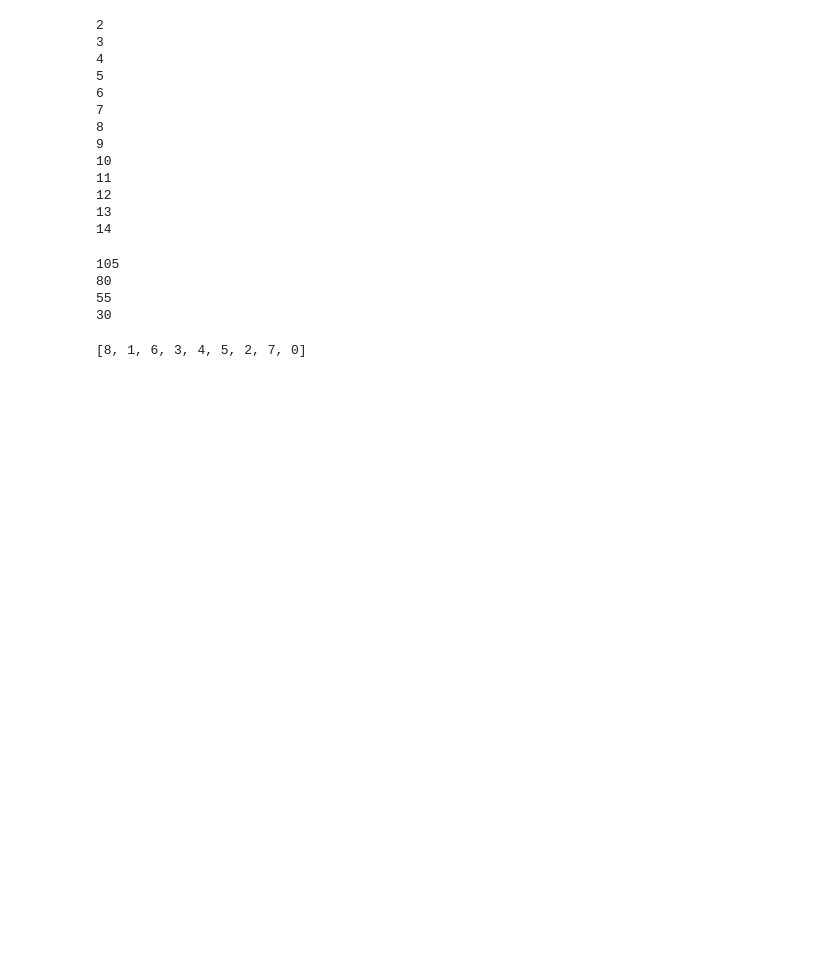
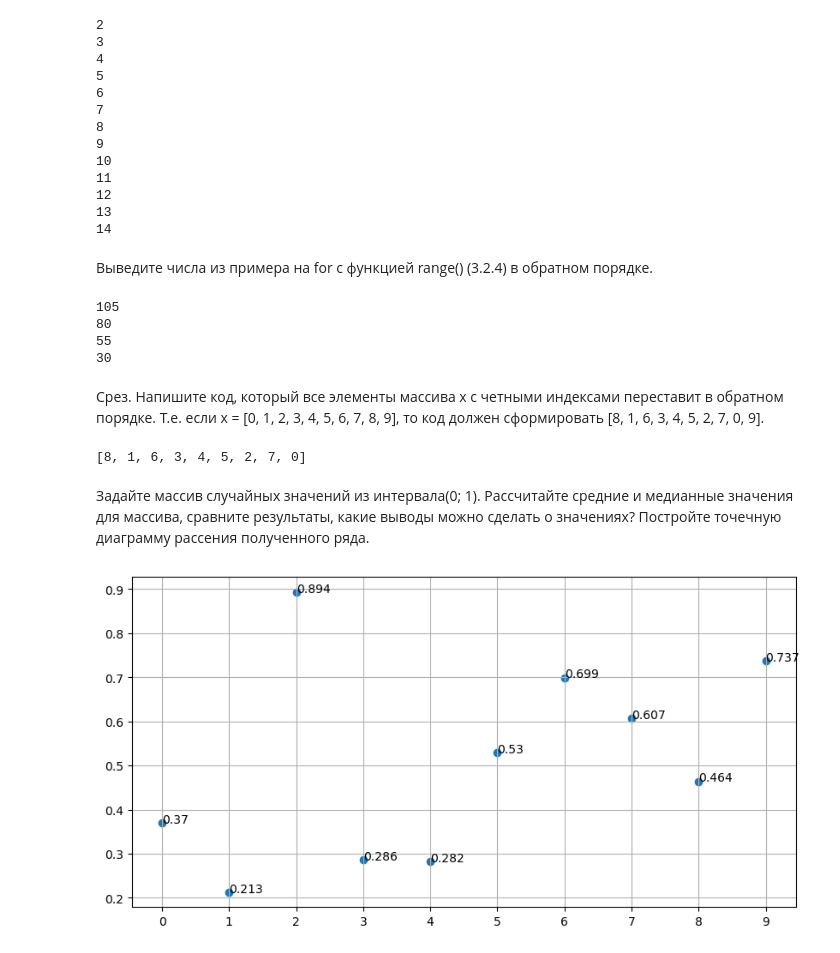
Before and after one commit to bel1ch1/ai-training, a Jupyter notebook: ii1.ipynb, the cells around one changed output. Cells and saved outputs as stored; diff of their text form; code cells hidden in the pictures; blank space fills up the shorter version.

```diff
--- a/ii1.ipynb
+++ b/ii1.ipynb
@@ -51,6 +85,8 @@ for i in range(2, 15, 1):
 12
 13
 14
+# %% [markdown]
+Выведите числа из примера на for c функцией range() (3.2.4) в обратном порядке.
 # %%
 for i in range(105, 5, -25):
     print(i)
@@ -59,6 +95,8 @@ for i in range(105, 5, -25):
 80
 55
 30
+# %% [markdown]
+Срез. Напишите код, который все элементы массива x с четными индексами переставит в обратном порядке. Т.е. если x = [0, 1, 2, 3, 4, 5, 6, 7, 8, 9], то код должен сформировать [8, 1, 6, 3, 4, 5, 2, 7, 0, 9].
 # %%
 x = [0, 1, 2, 3, 4, 5, 6, 7, 8]
 c = x[::2]
@@ -68,3 +106,23 @@ x[::2] = z[::]
 print(x)
 # %% [output]
 [8, 1, 6, 3, 4, 5, 2, 7, 0]
+# %% [markdown]
+Задайте массив случайных значений из интервала(0; 1).
+Рассчитайте средние и медианные значения для массива, сравните результаты, какие выводы можно сделать о значениях?
+Постройте точечную диаграмму рассения полученного ряда.
+# %%
+X_LENGTH = 10
+
+y_array = np.random.rand(X_LENGTH)
+x_array = np.arange(X_LENGTH)
+
+plt.figure(figsize = (10, 5))
+plt.grid()
+plt.xticks(x_array)
+plt.scatter(x_array, y_array)
+for _i in x_array:
+    plt.annotate(round(y_array[_i], 3), (_i, y_array[_i]))
+
+plt.show()
+# %% [output]
+[figure, added]
```
Also changed, not shown: parts of 22 cells of this notebook.
